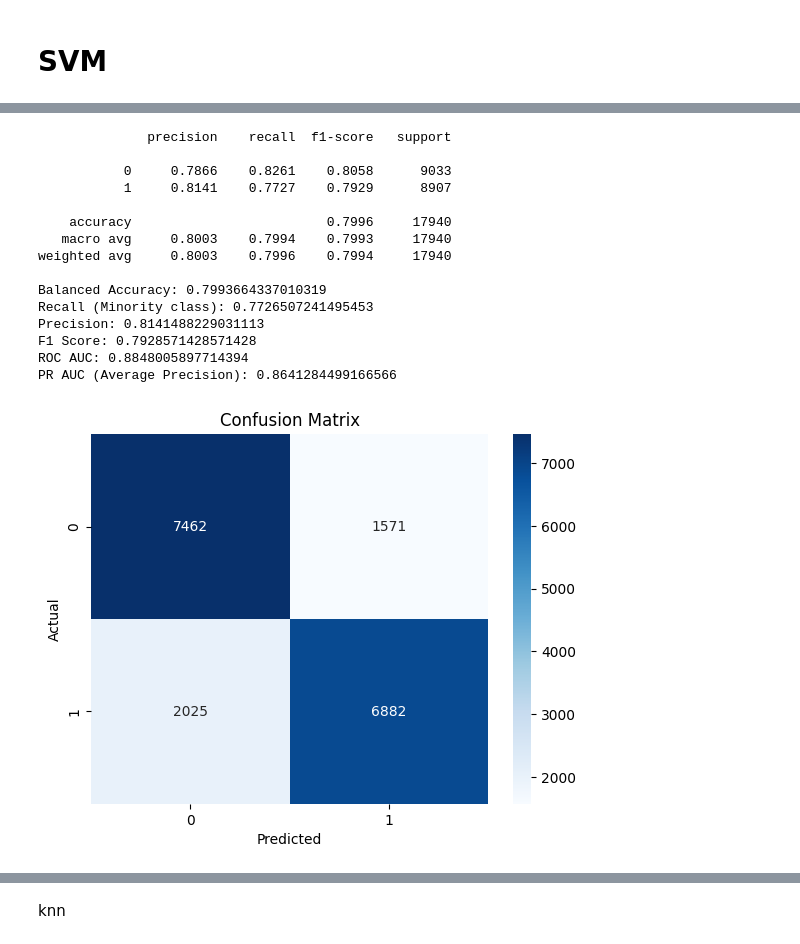
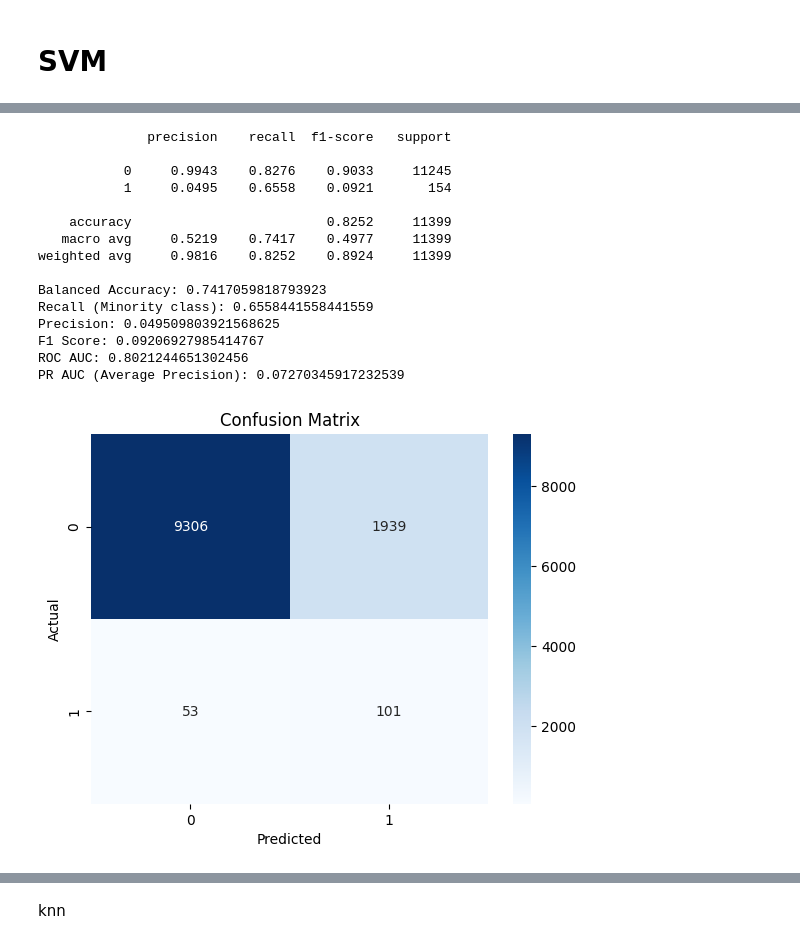
Before and after one commit to AliaksandraLabko/ML, a Jupyter notebook: SVM_final.ipynb, the cells around one changed output, grey strips where cells are left out. Saved outputs shown, nothing was run; the diff lists cells and outputs as text; code cells hidden in the pictures.

```diff
--- a/SVM_final.ipynb
+++ b/SVM_final.ipynb
@@ -677,14 +686,11 @@ X = INS_encoded.drop("claim_status", axis=1)
 y = INS_encoded["claim_status"]
 
 # Split data before resampling
-from sklearn.model_selection import train_test_split
-X_train, X_test, y_train, y_test = train_test_split(
-    X, y, test_size=0.2, stratify=y, random_state=42
-)
+X_train, X_test, y_train, y_test = train_test_split(X, y, test_size=0.2, random_state=42)
 
 # Apply SMOTE + Tomek
-resampler = SMOTETomek(random_state=42)
+smt = SMOTETomek()
 
 #Fit and resample
-X_train_resampled, y_train_resampled = resampler.fit_resample(X_train, y_train)
+X_train_resampled, y_train_resampled = smt.fit_resample(X_train, y_train)
 # %%
@@ -698,13 +704,8 @@ Name: count, dtype: int64
 # %% [markdown]
 # SVM
 # %%
+from sklearn.svm import SVC
 
-#  Separate features (X) and target (y)
-X_smote_svm = X_train_resampled  # All columns EXCEPT the target
-y_smote_svm = y_train_resampled              # Only the target column
-
-X_train, X_val, y_train, y_val = train_test_split(X_smote_svm, y_smote_svm, test_size=0.2, random_state=42) #train df split into train and validate
-
-model = SVC(kernel='rbf')
-model.fit(X_train, y_train)
+model = SVC(kernel='rbf', random_state=42)  # 'rbf' works well for most cases
+model.fit(X_train_resampled, y_train_resampled)
 # %% [output]
@@ -734,55 +735,55 @@ Recall: 0.7726507241495453
 from sklearn.metrics import (
     classification_report,
     balanced_accuracy_score,
     recall_score,
     precision_score,
     f1_score,
     roc_auc_score,
     average_precision_score,
     confusion_matrix
 )
 import seaborn as sns
 import matplotlib.pyplot as plt
 
 # Get predictions (probabilities needed for AUC)
-y_val_pred = model.predict(X_val)
-y_val_proba = model.decision_function(X_val)  # For SVC with probability=False
+y_val_pred = model.predict(X_test)
+y_val_proba = model.decision_function(X_test)  # For SVC with probability=False
 
 # Basic classification metrics
-print(classification_report(y_val, y_val_pred, digits=4))
-print("Balanced Accuracy:", balanced_accuracy_score(y_val, y_val_pred))
-print("Recall (Minority class):", recall_score(y_val, y_val_pred))
-print("Precision:", precision_score(y_val, y_val_pred))
-print("F1 Score:", f1_score(y_val, y_val_pred))
+print(classification_report(y_test, y_val_pred, digits=4))
+print("Balanced Accuracy:", balanced_accuracy_score(y_test, y_val_pred))
+print("Recall (Minority class):", recall_score(y_test, y_val_pred))
+print("Precision:", precision_score(y_test, y_val_pred))
+print("F1 Score:", f1_score(y_test, y_val_pred))
 
 # AUC Metrics (threshold-independent)
-print("ROC AUC:", roc_auc_score(y_val, y_val_proba))
-print("PR AUC (Average Precision):", average_precision_score(y_val, y_val_proba))
+print("ROC AUC:", roc_auc_score(y_test, y_val_proba))
+print("PR AUC (Average Precision):", average_precision_score(y_test, y_val_proba))
 
 # Confusion matrix
-cm = confusion_matrix(y_val, y_val_pred)
+cm = confusion_matrix(y_test, y_val_pred)
 sns.heatmap(cm, annot=True, fmt='d', cmap='Blues')
 plt.xlabel("Predicted")
 plt.ylabel("Actual")
 plt.title("Confusion Matrix")
 plt.show()
 # %% [output]
               precision    recall  f1-score   support
 
-           0     0.7866    0.8261    0.8058      9033
-           1     0.8141    0.7727    0.7929      8907
+           0     0.9943    0.8276    0.9033     11245
+           1     0.0495    0.6558    0.0921       154
 
-    accuracy                         0.7996     17940
-   macro avg     0.8003    0.7994    0.7993     17940
-weighted avg     0.8003    0.7996    0.7994     17940
+    accuracy                         0.8252     11399
+   macro avg     0.5219    0.7417    0.4977     11399
+weighted avg     0.9816    0.8252    0.8924     11399
 
-Balanced Accuracy: 0.7993664337010319
-Recall (Minority class): 0.7726507241495453
-Precision: 0.8141488229031113
-F1 Score: 0.7928571428571428
-ROC AUC: 0.8848005897714394
-PR AUC (Average Precision): 0.8641284499166566
+Balanced Accuracy: 0.7417059818793923
+Recall (Minority class): 0.6558441558441559
+Precision: 0.049509803921568625
+F1 Score: 0.09206927985414767
+ROC AUC: 0.8021244651302456
+PR AUC (Average Precision): 0.07270345917232539
-[figure, old version]
+[figure, new version]
 # %%
 y_pred_test = model.predict(INS_test_encoded)
 predictions_df = pd.DataFrame({
```
Also changed, not shown: parts of 9 cells of this notebook.
